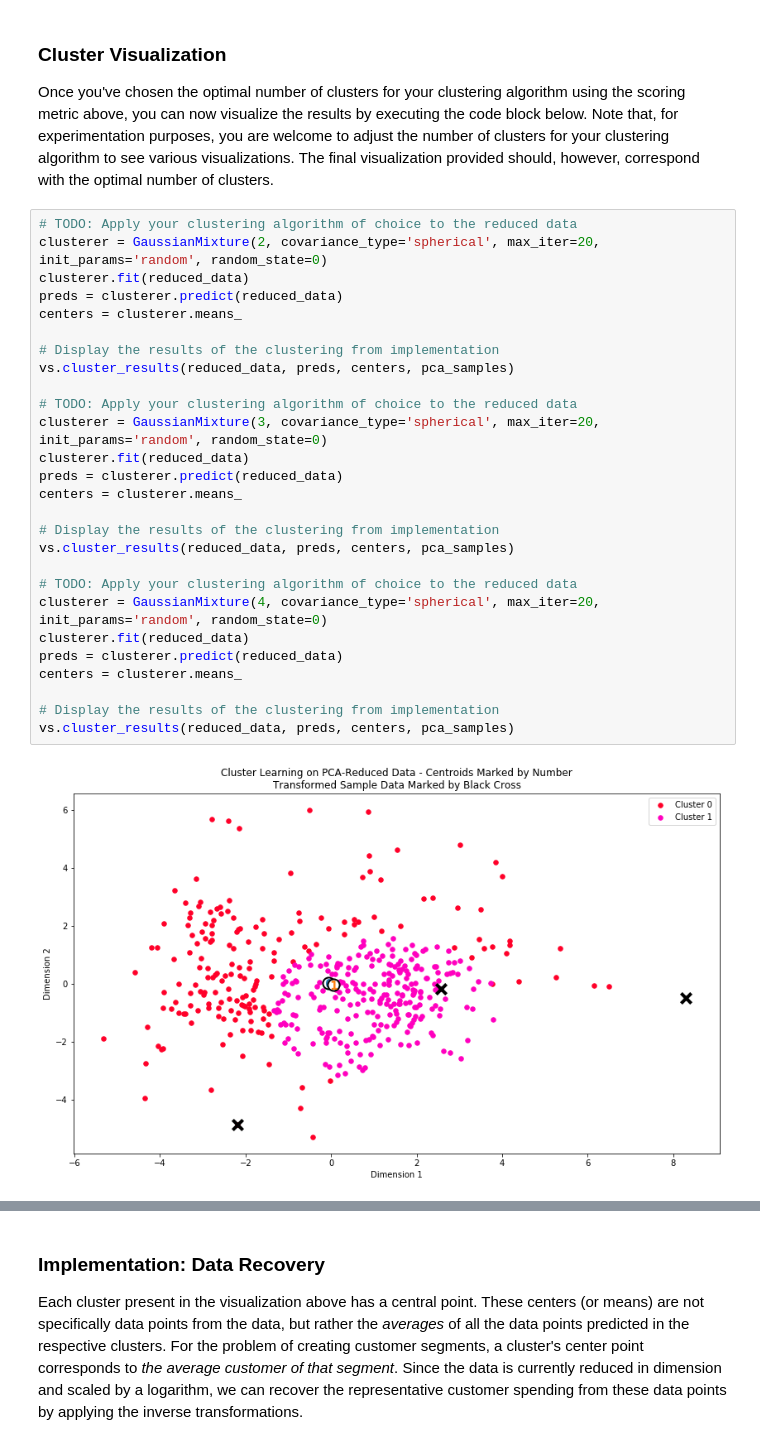
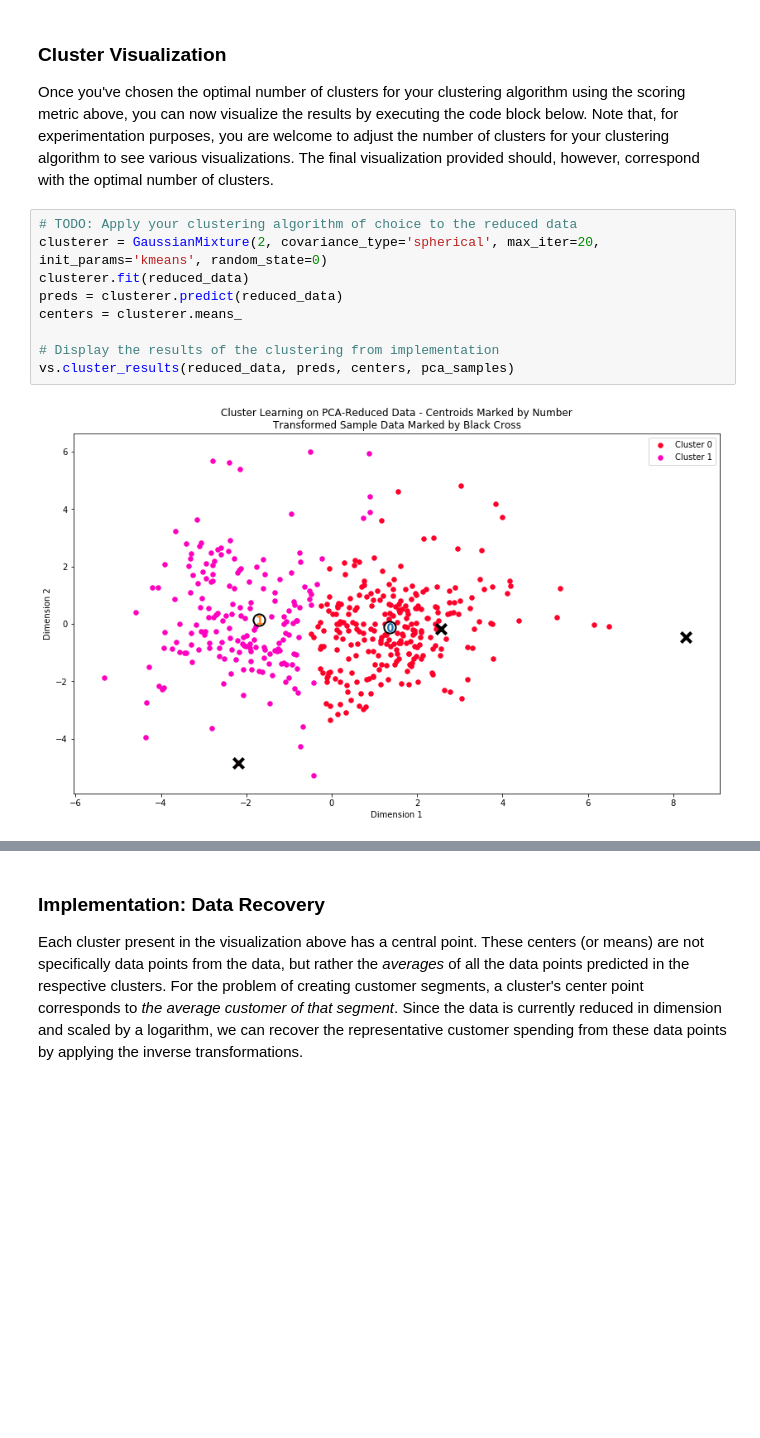
Before and after one commit to anilrajgr/udacity-machine-learning, a Jupyter notebook: projects/customer_segments/customer_segments.ipynb, the cells around one changed output, grey strips where cells are left out. Drawn from its saved outputs; the diff is of its cells as text; blank space fills up the shorter version.

```diff
--- a/projects/customer_segments/customer_segments.ipynb
+++ b/projects/customer_segments/customer_segments.ipynb
@@ -529,30 +532,12 @@ Init Params: random<br>
 Once you've chosen the optimal number of clusters for your clustering algorithm using the scoring metric above, you can now visualize the results by executing the code block below. Note that, for experimentation purposes, you are welcome to adjust the number of clusters for your clustering algorithm to see various visualizations. The final visualization provided should, however, correspond with the optimal number of clusters.
 # %%
 # TODO: Apply your clustering algorithm of choice to the reduced data
-clusterer = GaussianMixture(2, covariance_type='spherical', max_iter=20, init_params='random', random_state=0)
+clusterer = GaussianMixture(2, covariance_type='spherical', max_iter=20, init_params='kmeans', random_state=0)
 clusterer.fit(reduced_data)
 preds = clusterer.predict(reduced_data)
 centers = clusterer.means_
 
 # Display the results of the clustering from implementation
 vs.cluster_results(reduced_data, preds, centers, pca_samples)
-
-# TODO: Apply your clustering algorithm of choice to the reduced data
-clusterer = GaussianMixture(3, covariance_type='spherical', max_iter=20, init_params='random', random_state=0)
-clusterer.fit(reduced_data)
-preds = clusterer.predict(reduced_data)
-centers = clusterer.means_
-
-# Display the results of the clustering from implementation
-vs.cluster_results(reduced_data, preds, centers, pca_samples)
-
-# TODO: Apply your clustering algorithm of choice to the reduced data
-clusterer = GaussianMixture(4, covariance_type='spherical', max_iter=20, init_params='random', random_state=0)
-clusterer.fit(reduced_data)
-preds = clusterer.predict(reduced_data)
-centers = clusterer.means_
-
-# Display the results of the clustering from implementation
-vs.cluster_results(reduced_data, preds, centers, pca_samples)
 # %% [output]
-[figure, old version]
+[figure, new version]
```
Also changed, not shown: parts of 3 cells of this notebook.
